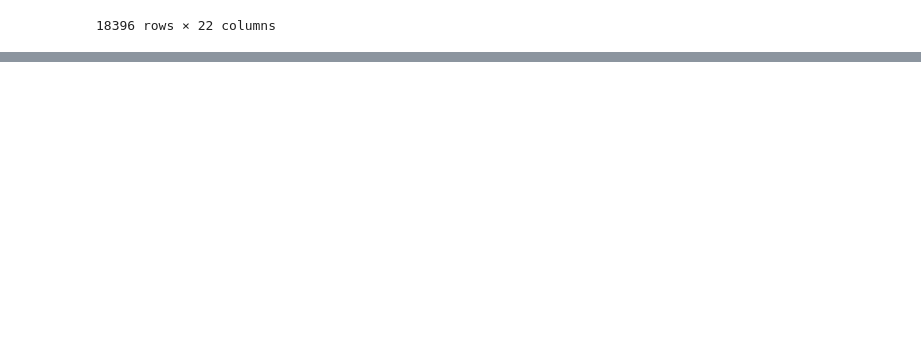
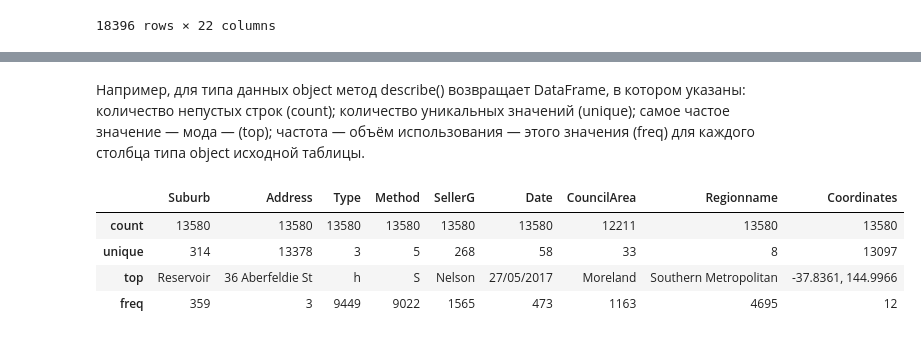
Before and after one commit to keval999/sf_data_science, a Jupyter notebook: SKILLFACTORY/Модуль 2 Введение в PANDAS/Введение в pandas.ipynb, the cells around one changed output, grey strips where cells are left out. Saved outputs shown, nothing was run; the diff lists cells and outputs as text; code cells hidden in the pictures; blank space fills up the shorter version.

```diff
--- a/SKILLFACTORY/Модуль 2 Введение в PANDAS/Введение в pandas.ipynb
+++ b/SKILLFACTORY/Модуль 2 Введение в PANDAS/Введение в pandas.ipynb
@@ -109,0 +216,14 @@ display(data)
+# %% [markdown]
+Например, для типа данных object метод describe() возвращает DataFrame, в котором указаны:
+количество непустых строк (count);
+количество уникальных значений (unique);
+самое частое значение — мода —  (top);
+частота — объём использования — этого значения (freq) для каждого столбца типа object исходной таблицы.
+# %%
+melb_data.describe(include=['object'])
+# %% [output]
+|  | Suburb | Address | Type | Method | SellerG | Date | CouncilArea | Regionname | Coordinates |
+| count | 13580 | 13580 | 13580 | 13580 | 13580 | 13580 | 12211 | 13580 | 13580 |
+| unique | 314 | 13378 | 3 | 5 | 268 | 58 | 33 | 8 | 13097 |
+| top | Reservoir | 36 Aberfeldie St | h | S | Nelson | 27/05/2017 | Moreland | Southern Metropolitan | -37.8361, 144.9966 |
+| freq | 359 | 3 | 9449 | 9022 | 1565 | 473 | 1163 | 4695 | 12 |
```
Also changed, not shown: parts of 18 cells of this notebook, 1 other file.
